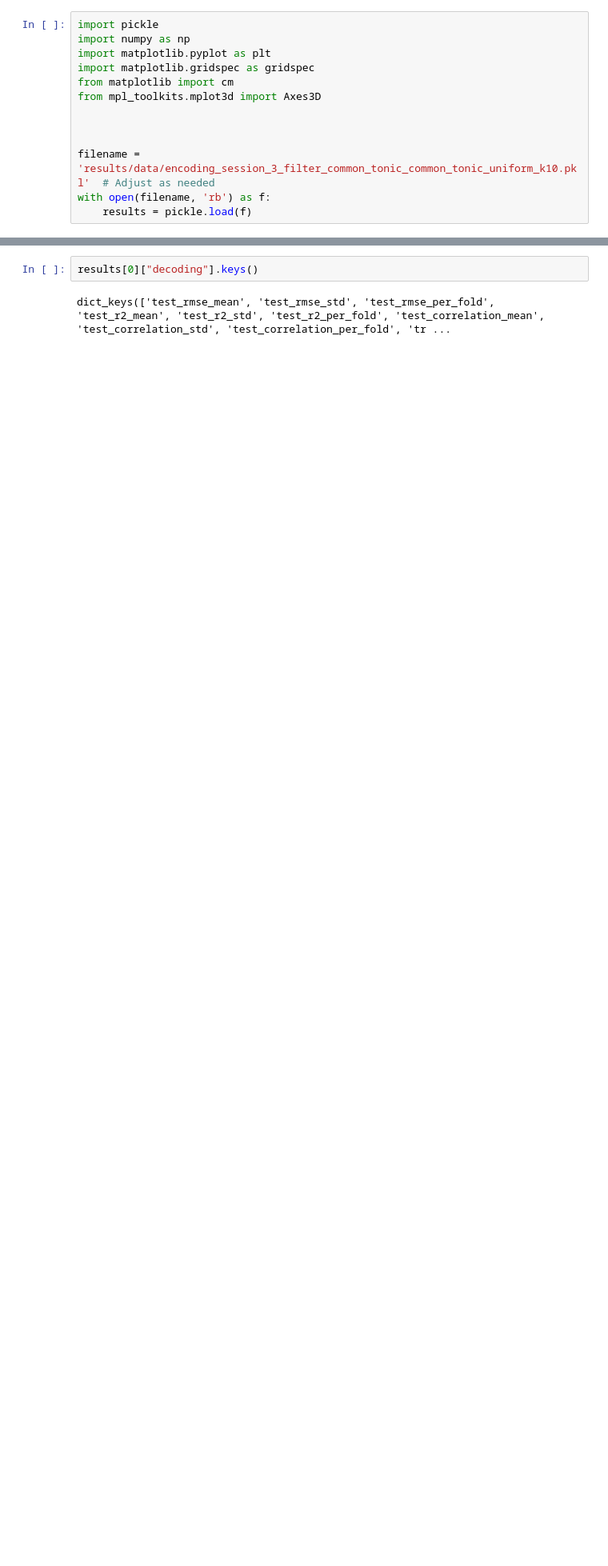
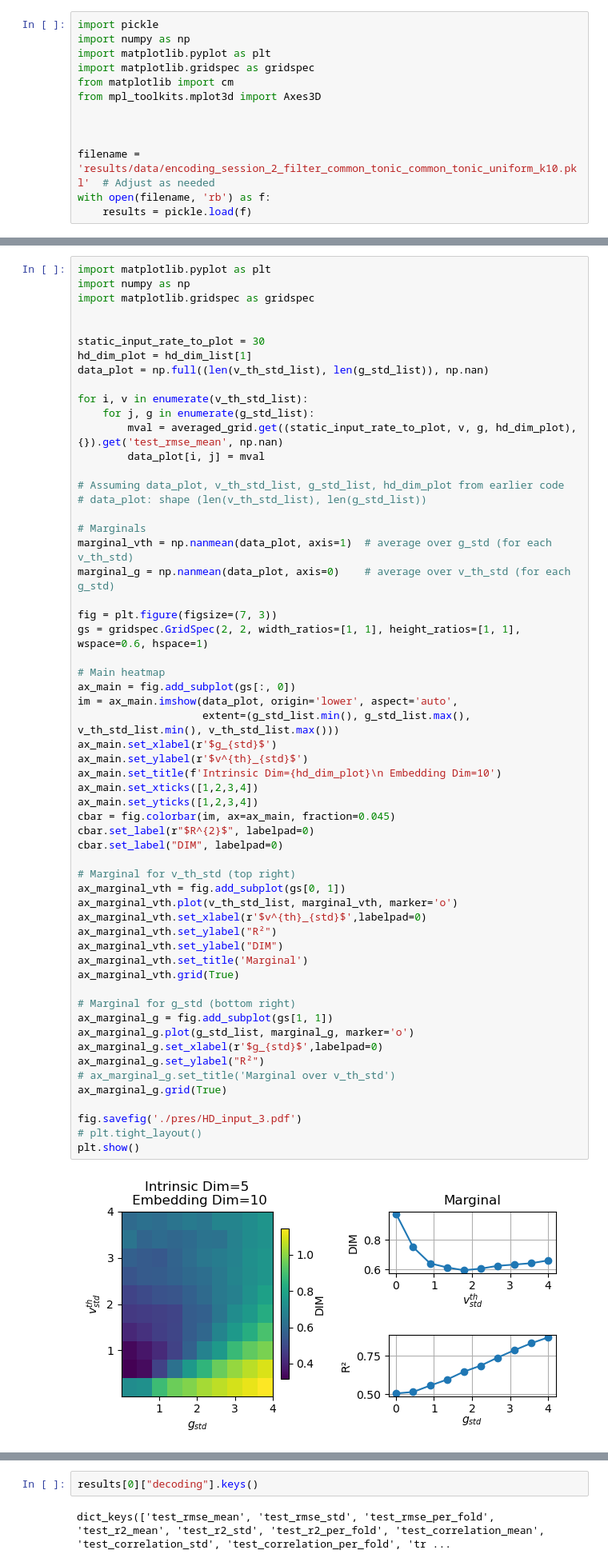
Before and after one commit to fraziphy/spiking-rnn-heterogeneity, a Jupyter notebook: Untitled5.ipynb, the cells around one changed output, grey strips where cells are left out. Shown at 80% size. Cells and saved outputs as stored; diff of their text form; blank space fills up the shorter version.

```diff
--- a/Untitled5.ipynb
+++ b/Untitled5.ipynb
@@ -8,6 +8,6 @@ from mpl_toolkits.mplot3d import Axes3D
 
 
 
-filename = 'results/data/encoding_session_3_filter_common_tonic_common_tonic_uniform_k10.pkl'  # Adjust as needed
+filename = 'results/data/encoding_session_2_filter_common_tonic_common_tonic_uniform_k10.pkl'  # Adjust as needed
 with open(filename, 'rb') as f:
     results = pickle.load(f)
@@ -13,0 +61,60 @@ with open(filename, 'rb') as f:
+# %%
+import matplotlib.pyplot as plt
+import numpy as np
+import matplotlib.gridspec as gridspec
+
+
+static_input_rate_to_plot = 30
+hd_dim_plot = hd_dim_list[1]
+data_plot = np.full((len(v_th_std_list), len(g_std_list)), np.nan)
+
+for i, v in enumerate(v_th_std_list):
+    for j, g in enumerate(g_std_list):
+        mval = averaged_grid.get((static_input_rate_to_plot, v, g, hd_dim_plot), {}).get('test_rmse_mean', np.nan)
+        data_plot[i, j] = mval
+
+# Assuming data_plot, v_th_std_list, g_std_list, hd_dim_plot from earlier code
+# data_plot: shape (len(v_th_std_list), len(g_std_list))
+
+# Marginals
+marginal_vth = np.nanmean(data_plot, axis=1)  # average over g_std (for each v_th_std)
+marginal_g = np.nanmean(data_plot, axis=0)    # average over v_th_std (for each g_std)
+
+fig = plt.figure(figsize=(7, 3))
+gs = gridspec.GridSpec(2, 2, width_ratios=[1, 1], height_ratios=[1, 1], wspace=0.6, hspace=1)
+
+# Main heatmap
+ax_main = fig.add_subplot(gs[:, 0])
+im = ax_main.imshow(data_plot, origin='lower', aspect='auto',
+                    extent=(g_std_list.min(), g_std_list.max(), v_th_std_list.min(), v_th_std_list.max()))
+ax_main.set_xlabel(r'$g_{std}$')
+ax_main.set_ylabel(r'$v^{th}_{std}$')
+ax_main.set_title(f'Intrinsic Dim={hd_dim_plot}\n Embedding Dim=10')
+ax_main.set_xticks([1,2,3,4])
+ax_main.set_yticks([1,2,3,4])
+cbar = fig.colorbar(im, ax=ax_main, fraction=0.045)
+cbar.set_label(r"$R^{2}$", labelpad=0)
+cbar.set_label("DIM", labelpad=0)
+
+# Marginal for v_th_std (top right)
+ax_marginal_vth = fig.add_subplot(gs[0, 1])
+ax_marginal_vth.plot(v_th_std_list, marginal_vth, marker='o')
+ax_marginal_vth.set_xlabel(r'$v^{th}_{std}$',labelpad=0)
+ax_marginal_vth.set_ylabel("R²")
+ax_marginal_vth.set_ylabel("DIM")
+ax_marginal_vth.set_title('Marginal')
+ax_marginal_vth.grid(True)
+
+# Marginal for g_std (bottom right)
+ax_marginal_g = fig.add_subplot(gs[1, 1])
+ax_marginal_g.plot(g_std_list, marginal_g, marker='o')
+ax_marginal_g.set_xlabel(r'$g_{std}$',labelpad=0)
+ax_marginal_g.set_ylabel("R²")
+# ax_marginal_g.set_title('Marginal over v_th_std')
+ax_marginal_g.grid(True)
+
+fig.savefig('./pres/HD_input_3.pdf')
+# plt.tight_layout()
+plt.show()
+# %% [output]
+[figure, added]
```
Also changed, not shown: parts of 11 cells of this notebook, 5 other files.
